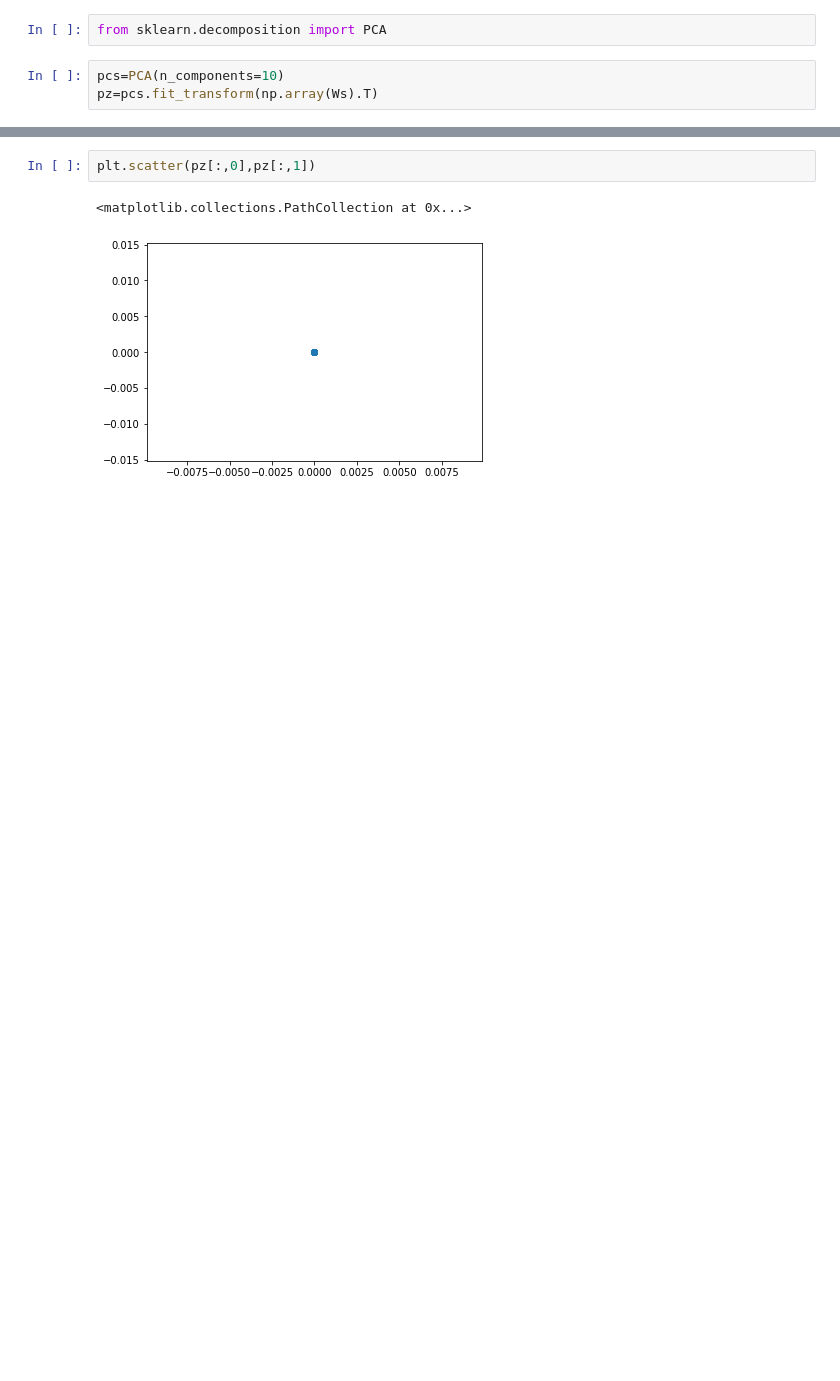
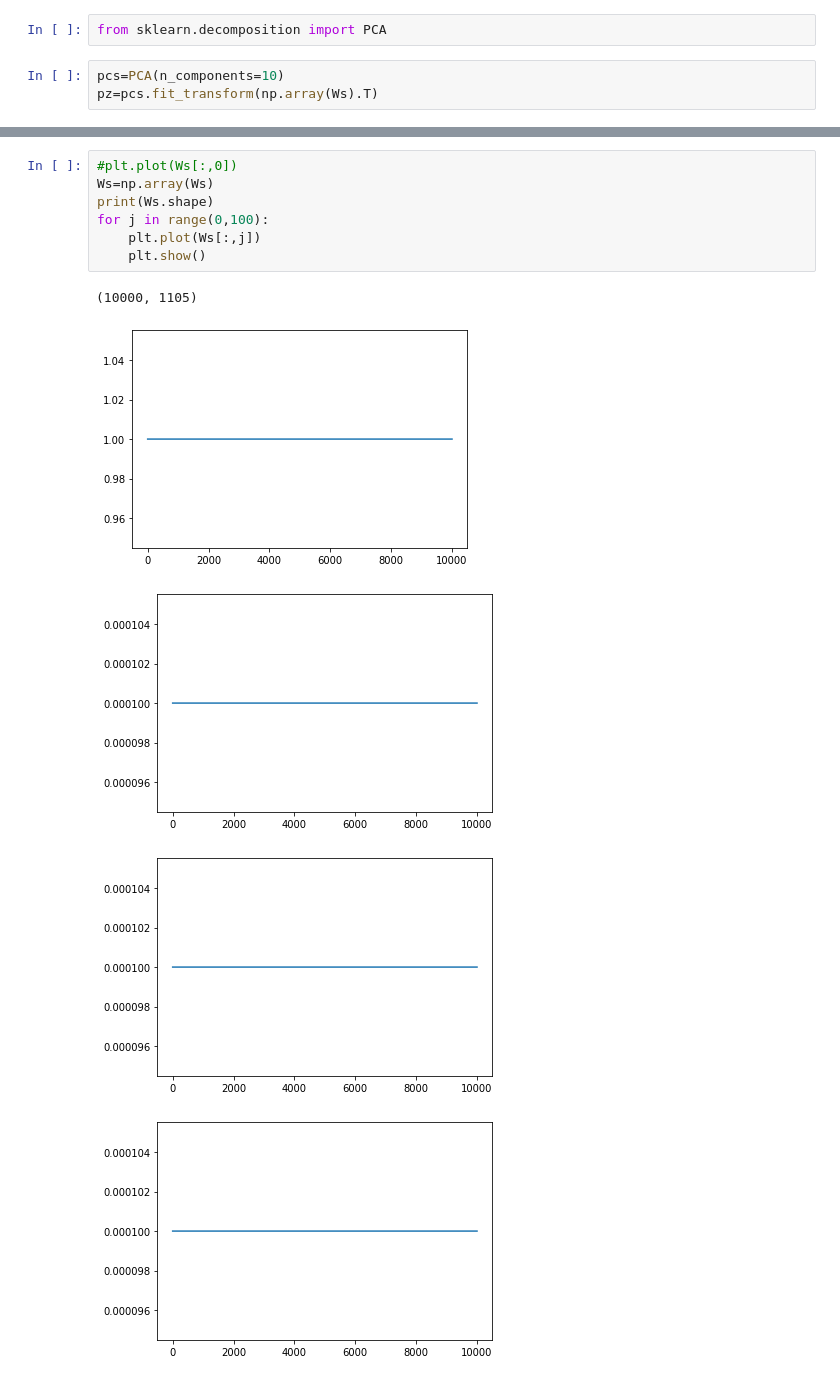
Before and after one commit to mariakesa/neuromatch2020, a Jupyter notebook: Yann.ipynb, the cells around one changed output, grey strips where cells are left out. Saved outputs shown, nothing was run; the diff lists cells and outputs as text; blank space fills up the shorter version.

```diff
--- a/Yann.ipynb
+++ b/Yann.ipynb
@@ -266,5 +268,13 @@ array([1.00000000e+00, 2.58263243e-32, 1.67841635e-32, 1.58706170e-32,
-# %%
-plt.scatter(pz[:,0],pz[:,1])
-# %% [output]
-<matplotlib.collections.PathCollection at 0x...>
-[figure, removed]
+# %%
+#plt.plot(Ws[:,0])
+Ws=np.array(Ws)
+print(Ws.shape)
+for j in range(0,100):
+    plt.plot(Ws[:,j])
+    plt.show()
+# %% [output]
+(10000, 1105)
+[figure, added]
+[figure, added]
+[figure, added]
+[figure, added]
```
Also changed, not shown: parts of 8 cells of this notebook.
